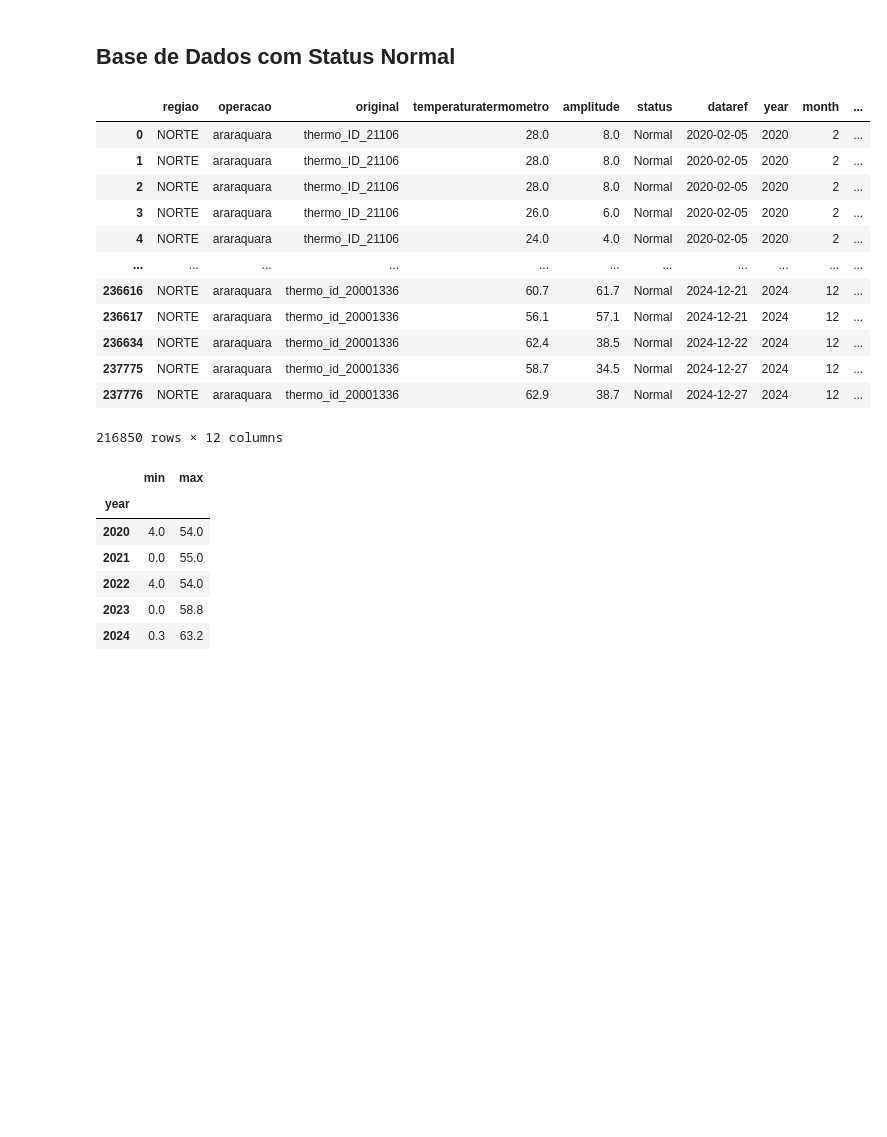
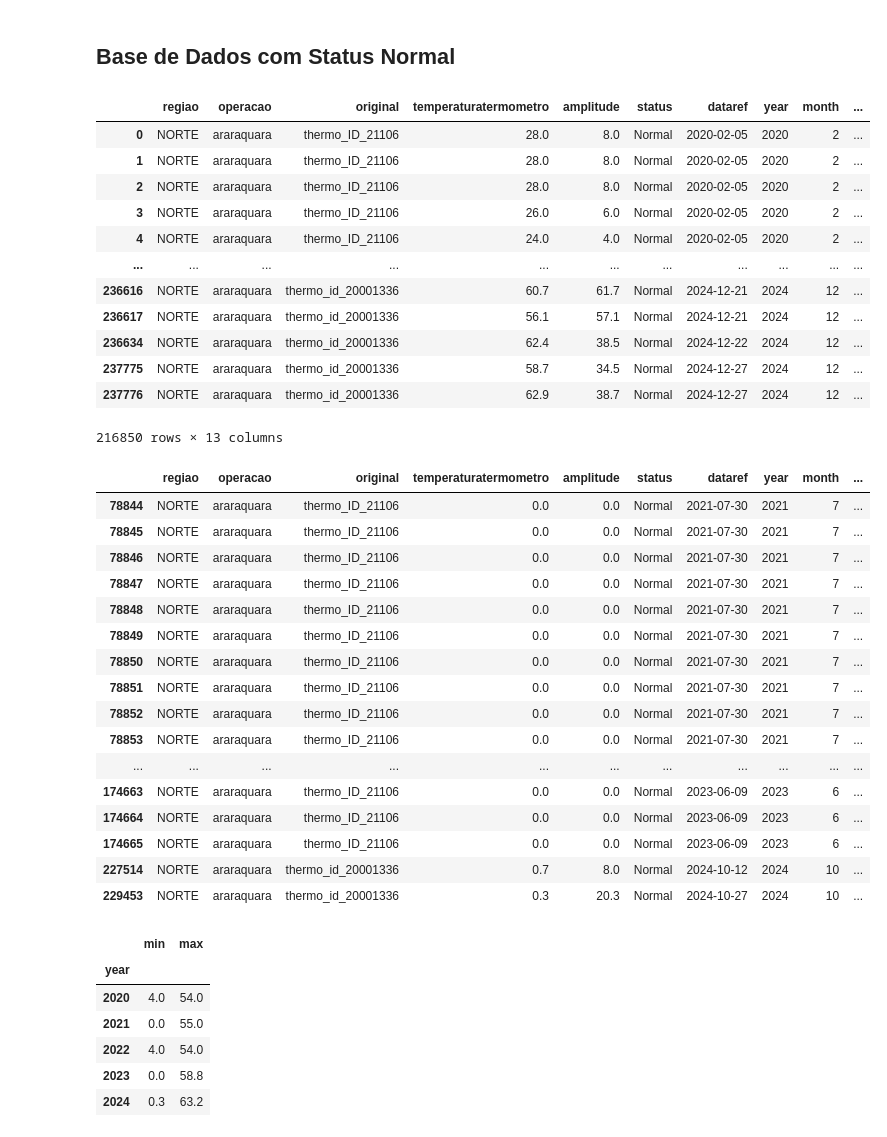
Before and after one commit to CristianoDataScientistRumo/ZAR-Araraquara-termometro, a Jupyter notebook: ZAR_Araraquara/analise_dados_araraquara.ipynb, the cells around one changed output. Cells and saved outputs as stored; diff of their text form; code cells hidden in the pictures; blank space fills up the shorter version.

```diff
--- a/ZAR_Araraquara/analise_dados_araraquara.ipynb
+++ b/ZAR_Araraquara/analise_dados_araraquara.ipynb
@@ -251,7 +249,6 @@ monthly_error_percentages
 # %%
 # 2) Análise Exploratória dos Dados
 clean_data = df_normal[df_normal['error_category'] == 'Normal']
-clean_data
 # %% [output]
 |  | regiao | operacao | original | temperaturatermometro | amplitude | status | dataref | year | month | ... |
 | 0 | NORTE | araraquara | thermo_ID_21106 | 28.0 | 8.0 | Normal | 2020-02-05 | 2020 | 2 | ... |
@@ -265,7 +262,27 @@ clean_data
 | 236634 | NORTE | araraquara | thermo_id_20001336 | 62.4 | 38.5 | Normal | 2024-12-22 | 2024 | 12 | ... |
 | 237775 | NORTE | araraquara | thermo_id_20001336 | 58.7 | 34.5 | Normal | 2024-12-27 | 2024 | 12 | ... |
 | 237776 | NORTE | araraquara | thermo_id_20001336 | 62.9 | 38.7 | Normal | 2024-12-27 | 2024 | 12 | ... |
-216850 rows × 12 columns
+216850 rows × 13 columns
+# %%
+clean_data[clean_data["temperaturatermometro"] < 1]
+# %% [output]
+|  | regiao | operacao | original | temperaturatermometro | amplitude | status | dataref | year | month | ... |
+| 78844 | NORTE | araraquara | thermo_ID_21106 | 0.0 | 0.0 | Normal | 2021-07-30 | 2021 | 7 | ... |
+| 78845 | NORTE | araraquara | thermo_ID_21106 | 0.0 | 0.0 | Normal | 2021-07-30 | 2021 | 7 | ... |
+| 78846 | NORTE | araraquara | thermo_ID_21106 | 0.0 | 0.0 | Normal | 2021-07-30 | 2021 | 7 | ... |
+| 78847 | NORTE | araraquara | thermo_ID_21106 | 0.0 | 0.0 | Normal | 2021-07-30 | 2021 | 7 | ... |
+| 78848 | NORTE | araraquara | thermo_ID_21106 | 0.0 | 0.0 | Normal | 2021-07-30 | 2021 | 7 | ... |
+| 78849 | NORTE | araraquara | thermo_ID_21106 | 0.0 | 0.0 | Normal | 2021-07-30 | 2021 | 7 | ... |
+| 78850 | NORTE | araraquara | thermo_ID_21106 | 0.0 | 0.0 | Normal | 2021-07-30 | 2021 | 7 | ... |
+| 78851 | NORTE | araraquara | thermo_ID_21106 | 0.0 | 0.0 | Normal | 2021-07-30 | 2021 | 7 | ... |
+| 78852 | NORTE | araraquara | thermo_ID_21106 | 0.0 | 0.0 | Normal | 2021-07-30 | 2021 | 7 | ... |
+| 78853 | NORTE | araraquara | thermo_ID_21106 | 0.0 | 0.0 | Normal | 2021-07-30 | 2021 | 7 | ... |
+| ... | ... | ... | ... | ... | ... | ... | ... | ... | ... | ... |
+| 174663 | NORTE | araraquara | thermo_ID_21106 | 0.0 | 0.0 | Normal | 2023-06-09 | 2023 | 6 | ... |
+| 174664 | NORTE | araraquara | thermo_ID_21106 | 0.0 | 0.0 | Normal | 2023-06-09 | 2023 | 6 | ... |
+| 174665 | NORTE | araraquara | thermo_ID_21106 | 0.0 | 0.0 | Normal | 2023-06-09 | 2023 | 6 | ... |
+| 227514 | NORTE | araraquara | thermo_id_20001336 | 0.7 | 8.0 | Normal | 2024-10-12 | 2024 | 10 | ... |
+| 229453 | NORTE | araraquara | thermo_id_20001336 | 0.3 | 20.3 | Normal | 2024-10-27 | 2024 | 10 | ... |
 # %%
 # Máximas e mínimas absolutas por ano
 yearly_stats = clean_data.groupby('year')['temperaturatermometro'].agg(['min', 'max'])
```
Also changed, not shown: parts of 4 cells of this notebook, 2 other files.
